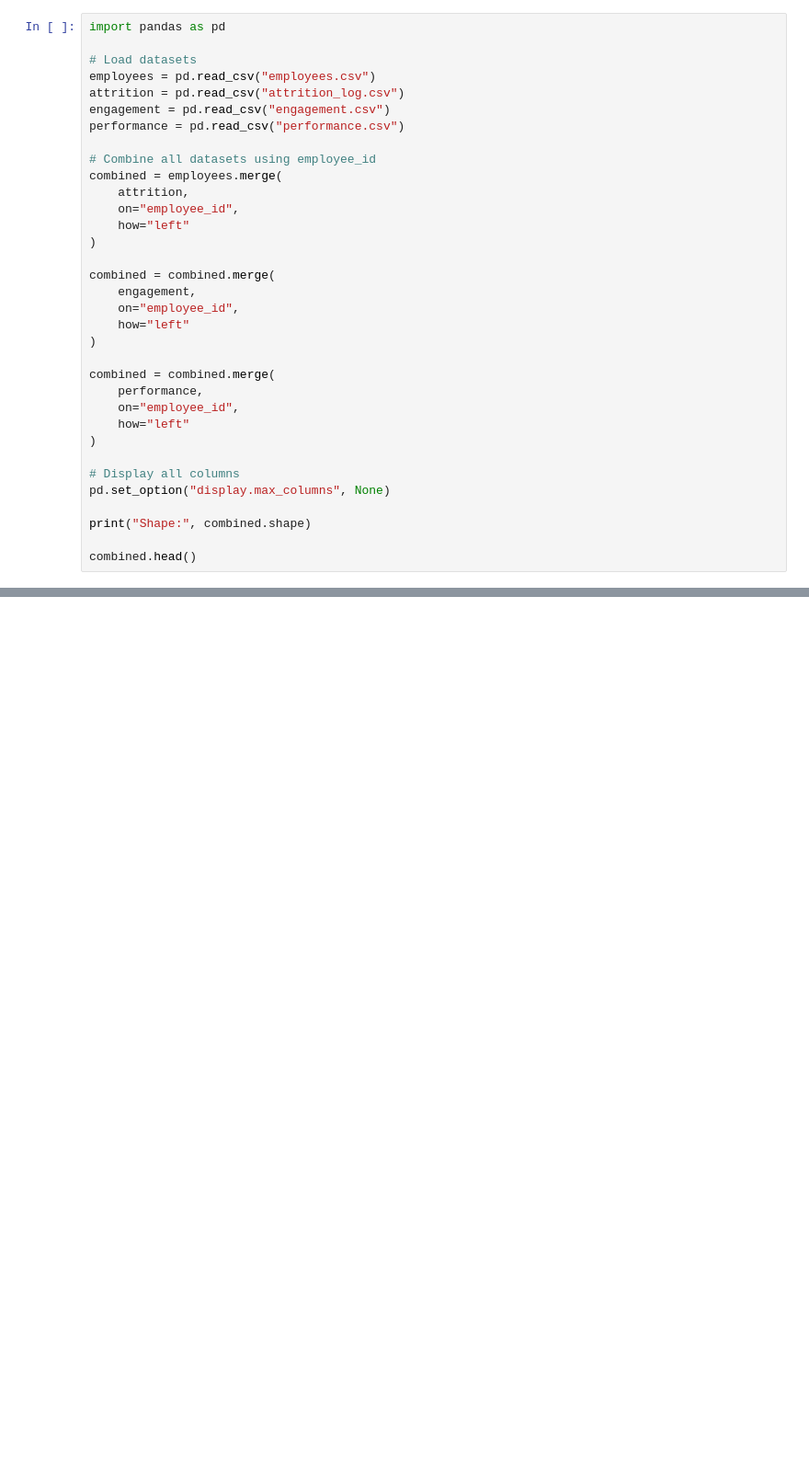
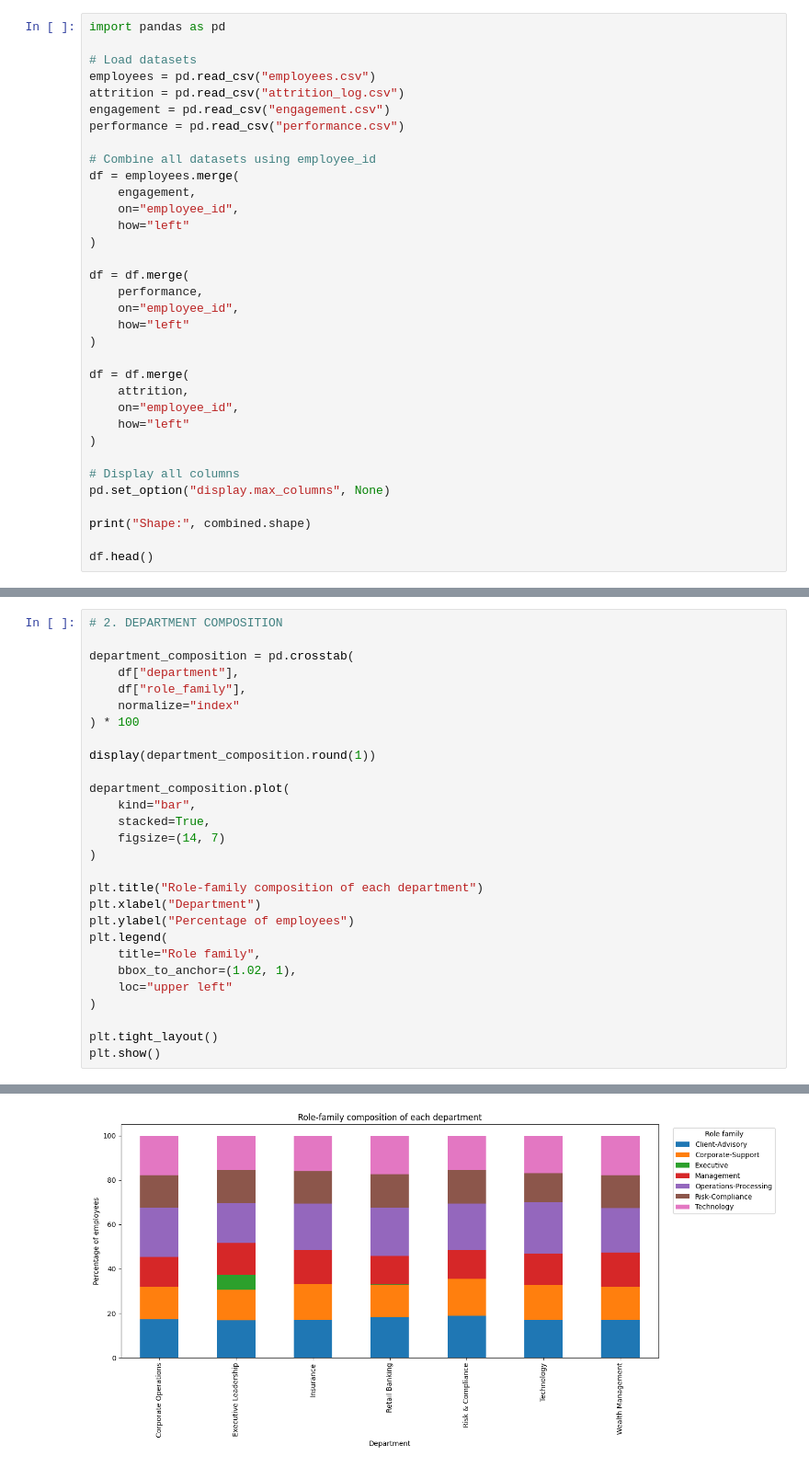
Before and after one commit to yiyee21/SUBAA-ACCENTURE-DATATHON, a Jupyter notebook: Combined Dataset.ipynb, the cells around one changed output, grey strips where cells are left out. Shown at 92% size. Drawn from its saved outputs; the diff is of its cells as text; blank space fills up the shorter version.

```diff
--- a/Combined Dataset.ipynb
+++ b/Combined Dataset.ipynb
@@ -8,20 +8,20 @@ engagement = pd.read_csv("engagement.csv")
 performance = pd.read_csv("performance.csv")
 
 # Combine all datasets using employee_id
-combined = employees.merge(
-    attrition,
-    on="employee_id",
-    how="left"
-)
-
-combined = combined.merge(
+df = employees.merge(
     engagement,
     on="employee_id",
     how="left"
 )
 
-combined = combined.merge(
+df = df.merge(
     performance,
+    on="employee_id",
+    how="left"
+)
+
+df = df.merge(
+    attrition,
     on="employee_id",
     how="left"
 )
@@ -31,7 +31,7 @@ pd.set_option("display.max_columns", None)
 
 print("Shape:", combined.shape)
 
-combined.head()
+df.head()
 # %% [output]
 Shape: (160196, 50)
 |  | employee_id | name | hire_date | exit_date_x | status | department | role_family | role_level | job_title | ... |
@@ -42,0 +115,29 @@ Shape: (160196, 50)
+# %%
+# 2. DEPARTMENT COMPOSITION
+
+department_composition = pd.crosstab(
+    df["department"],
+    df["role_family"],
+    normalize="index"
+) * 100
+
+display(department_composition.round(1))
+
+department_composition.plot(
+    kind="bar",
+    stacked=True,
+    figsize=(14, 7)
+)
+
+plt.title("Role-family composition of each department")
+plt.xlabel("Department")
+plt.ylabel("Percentage of employees")
+plt.legend(
+    title="Role family",
+    bbox_to_anchor=(1.02, 1),
+    loc="upper left"
+)
+
+plt.tight_layout()
+plt.show()
+# %% [output]
@@ -42,0 +153 @@ Shape: (160196, 50)
+[figure, added]
```
Also changed, not shown: parts of 6 cells of this notebook.
